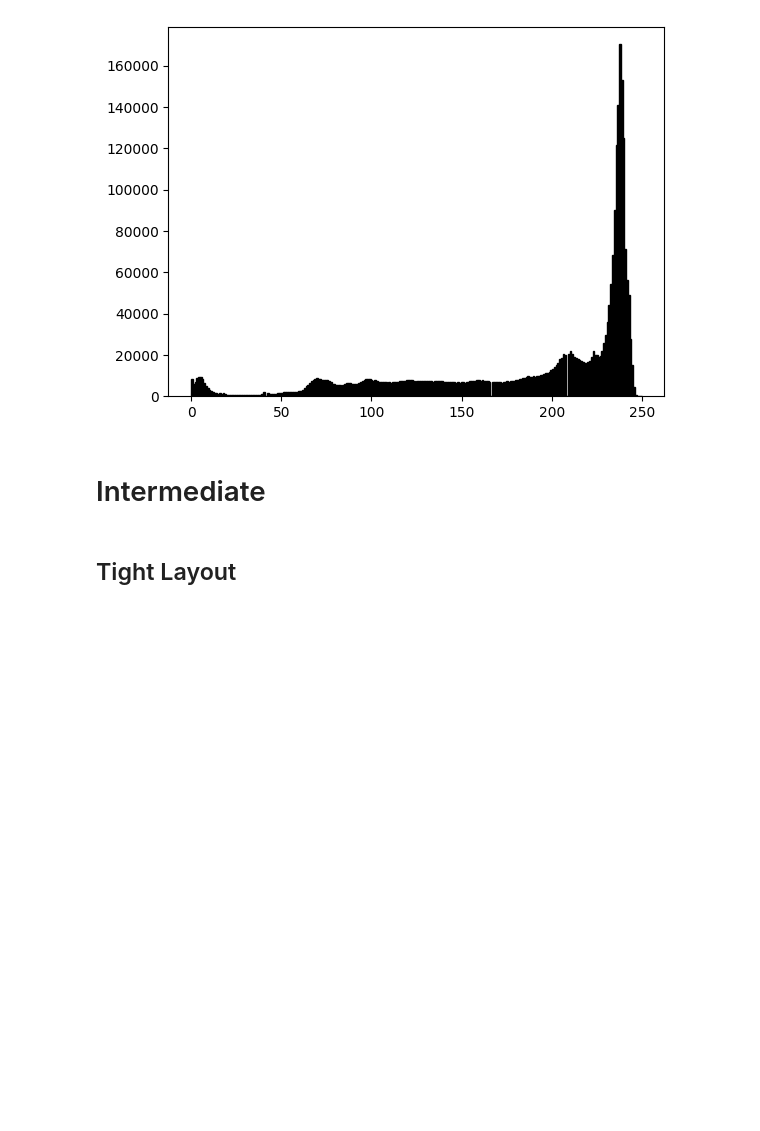
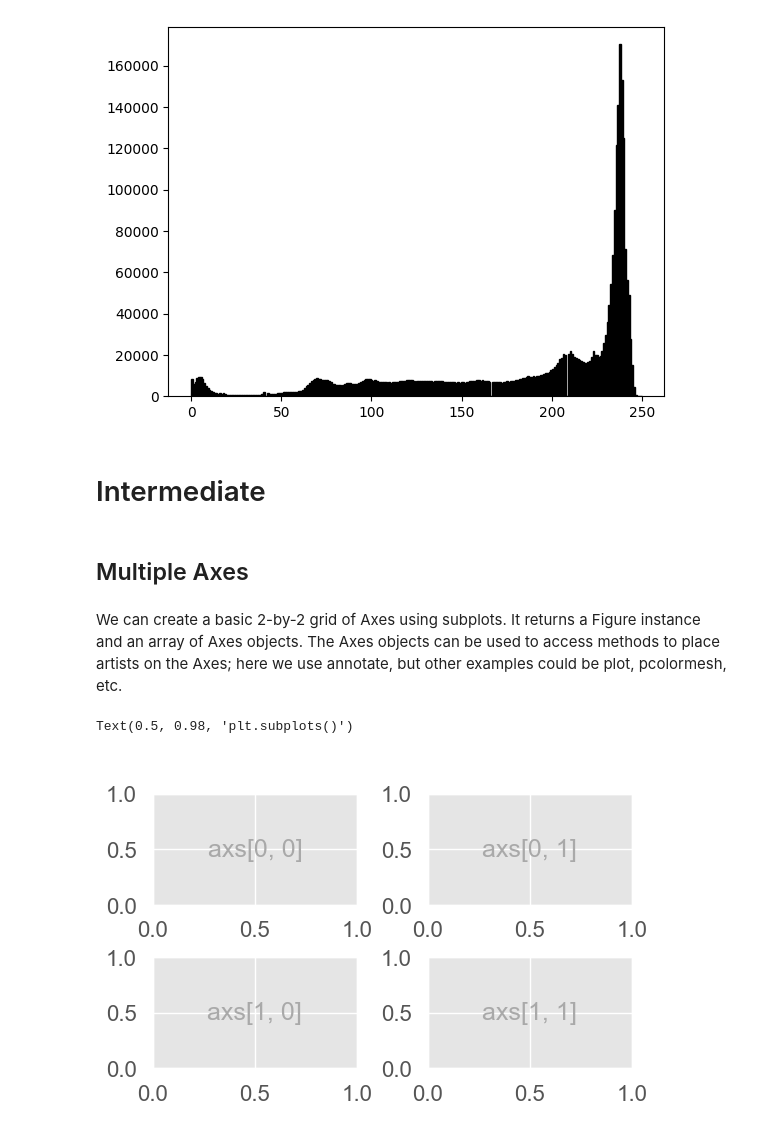
Before and after one commit to typokills/Coding_Projects, a Jupyter notebook: Matplotlib Tutorial.ipynb, the cells around one changed output. Saved outputs shown, nothing was run; the diff lists cells and outputs as text; code cells hidden in the pictures; blank space fills up the shorter version.

Commit message:
PLT: Started Artists

```diff
--- a/Matplotlib Tutorial.ipynb
+++ b/Matplotlib Tutorial.ipynb
@@ -432,5 +432,24 @@ plt.hist(lum_img.ravel(), bins=256, range=(0, 250), fc='k', ec='k')
 [figure]
 # %% [markdown]
 # Intermediate
-# %% [markdown]
-## Tight Layout
+# %% [markdown]
+## Multiple Axes
+# %% [markdown]
+We can create a basic 2-by-2 grid of Axes using subplots. It returns a Figure instance and an array of Axes objects. The Axes objects can be used to access methods to place artists on the Axes; here we use annotate, but other examples could be plot, pcolormesh, etc.
+# %%
+import matplotlib.pyplot as plt
+import numpy as np
+
+fig, axs = plt.subplots(ncols=2, nrows=2, figsize=(5.5, 3.5),
+                        layout="constrained")
+# add an artist, in this case a nice label in the middle...
+for row in range(2):
+    for col in range(2):
+        axs[row, col].annotate(f'axs[{row}, {col}]', (0.5, 0.5),
+                               transform=axs[row, col].transAxes,
+                               ha='center', va='center', fontsize=18,
+                               color='darkgrey')
+fig.suptitle('plt.subplots()')
+# %% [output]
+Text(0.5, 0.98, 'plt.subplots()')
+[figure, added]
```
Also changed, not shown: parts of 15 cells of this notebook.
